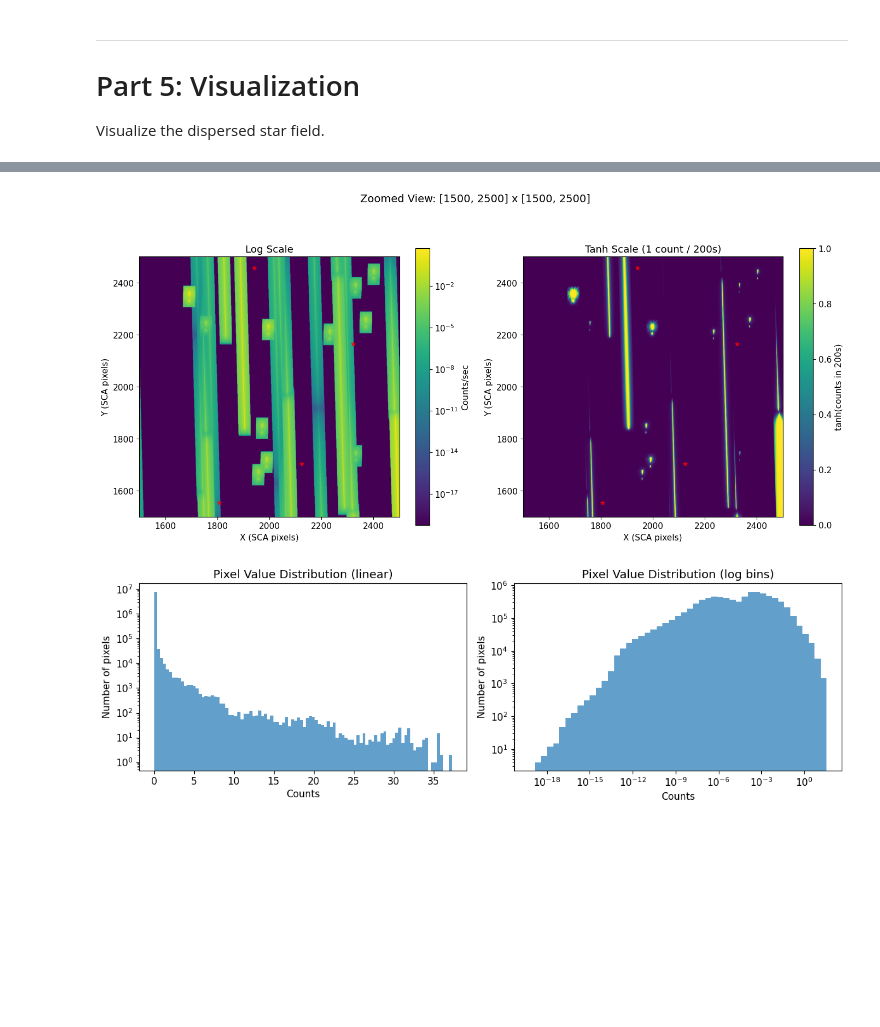
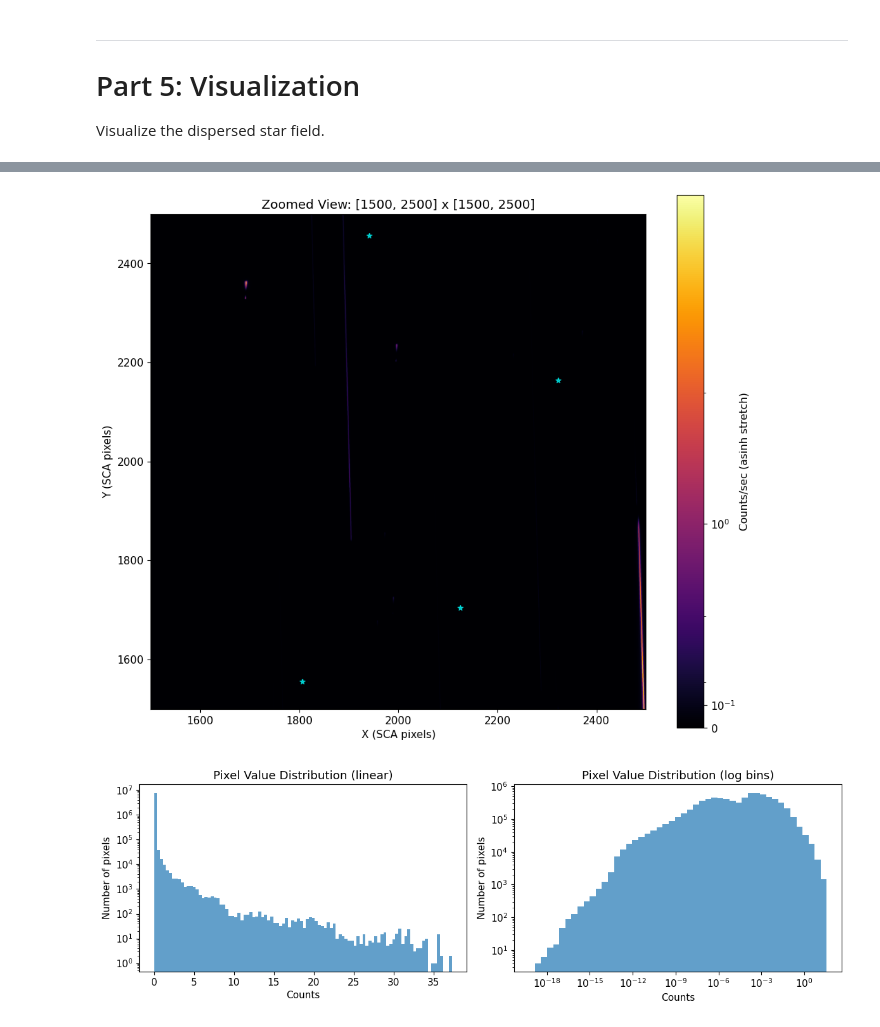
Before and after one commit to roman-grs-pit/roman_disperser, a Jupyter notebook: notebooks/psf/multi_star_demo.ipynb, the cells around one changed output, grey strips where cells are left out. Saved outputs shown, nothing was run; the diff lists cells and outputs as text; code cells hidden in the pictures; blank space fills up the shorter version.

```diff
--- a/notebooks/psf/multi_star_demo.ipynb
+++ b/notebooks/psf/multi_star_demo.ipynb
@@ -633,61 +615,40 @@ plt.show()
 # %%
-# Zoomed view - compare log vs tanh scale
+# Zoomed view with asinh scaling
 center_x, center_y = 2000, 2000
 zoom_size = 500
 
 x_lo = max(0, center_x - zoom_size)
 x_hi = min(4088, center_x + zoom_size)
 y_lo = max(0, center_y - zoom_size)
 y_hi = min(4088, center_y + zoom_size)
 
-# Create both zoomed views
-zoomed_log = output_log[y_lo:y_hi, x_lo:x_hi]
-zoomed_tanh = output_tanh[y_lo:y_hi, x_lo:x_hi]
+zoomed = output_np[y_lo:y_hi, x_lo:x_hi]
 
-fig, axes = plt.subplots(1, 2, figsize=(14, 7))
+fig, ax = plt.subplots(figsize=(10, 10))
 
 # Stars in this region
 in_region = ((x_positions >= x_lo) & (x_positions <= x_hi) &
              (y_positions >= y_lo) & (y_positions <= y_hi))
 
-# Left: Log scale
-ax = axes[0]
+norm = AsinhNorm(linear_width=linear_width, vmin=0, vmax=zoomed.max())
 im = ax.imshow(
-    zoomed_log,
+    zoomed,
     origin='lower',
-    cmap='viridis',
+    cmap='inferno',
     extent=[x_lo, x_hi, y_lo, y_hi],
-    norm=LogNorm(vmin=floor, vmax=zoomed_log.max()),
+    norm=norm,
 )
 ax.scatter(x_positions[in_region], y_positions[in_region],
-           s=30, c='red', alpha=0.7, marker='*')
-ax.set_title('Log Scale')
+           s=30, c='cyan', alpha=0.7, marker='*')
+ax.set_title(f'Zoomed View: [{x_lo}, {x_hi}] x [{y_lo}, {y_hi}]')
 ax.set_xlabel('X (SCA pixels)')
 ax.set_ylabel('Y (SCA pixels)')
-plt.colorbar(im, ax=ax, label='Counts/sec', shrink=0.8)
+plt.colorbar(im, ax=ax, label='Counts/sec (asinh stretch)', shrink=0.8)
 
-# Right: Tanh scale (uses same tanh_scale_value from previous cell)
-ax = axes[1]
-im = ax.imshow(
-    zoomed_tanh,
-    origin='lower',
-    cmap='viridis',
-    extent=[x_lo, x_hi, y_lo, y_hi],
-    vmin=0,
-    vmax=1,
-)
-ax.scatter(x_positions[in_region], y_positions[in_region],
-           s=30, c='red', alpha=0.7, marker='*')
-ax.set_title(f'Tanh Scale (1 count / {EXPOSURE_TIME:.0f}s)')
-ax.set_xlabel('X (SCA pixels)')
-ax.set_ylabel('Y (SCA pixels)')
-plt.colorbar(im, ax=ax, label=f'tanh(counts in {EXPOSURE_TIME:.0f}s)', shrink=0.8)
-
-plt.suptitle(f'Zoomed View: [{x_lo}, {x_hi}] x [{y_lo}, {y_hi}]', fontsize=14)
 plt.tight_layout()
 plt.show()
 # %% [output]
-[figure, old version]
+[figure, new version]
 # %%
 # Histogram of pixel values
 fig, axes = plt.subplots(1, 2, figsize=(12, 4))
```
Also changed, not shown: parts of 8 cells of this notebook.
